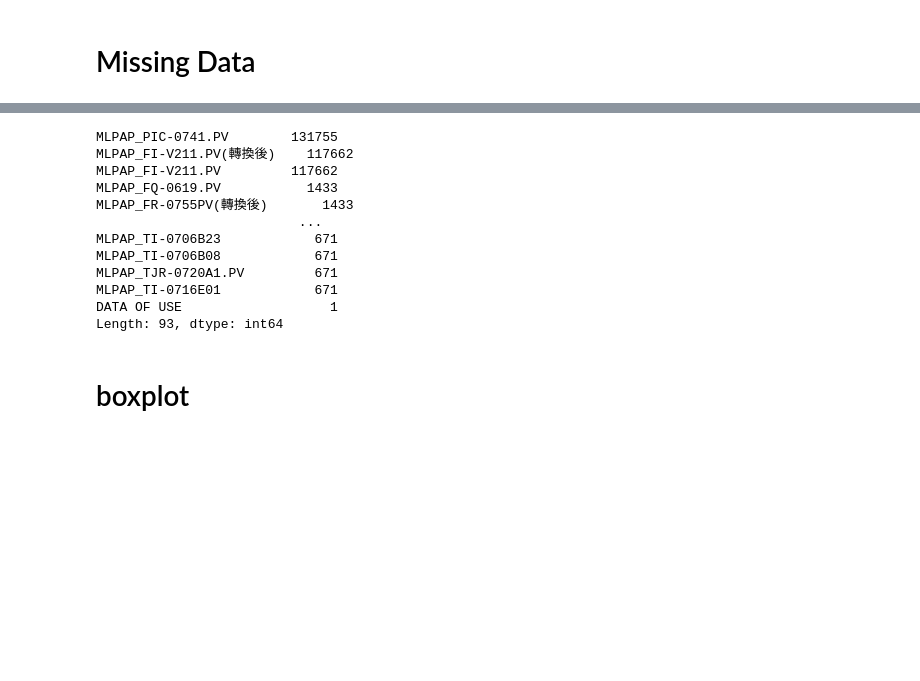
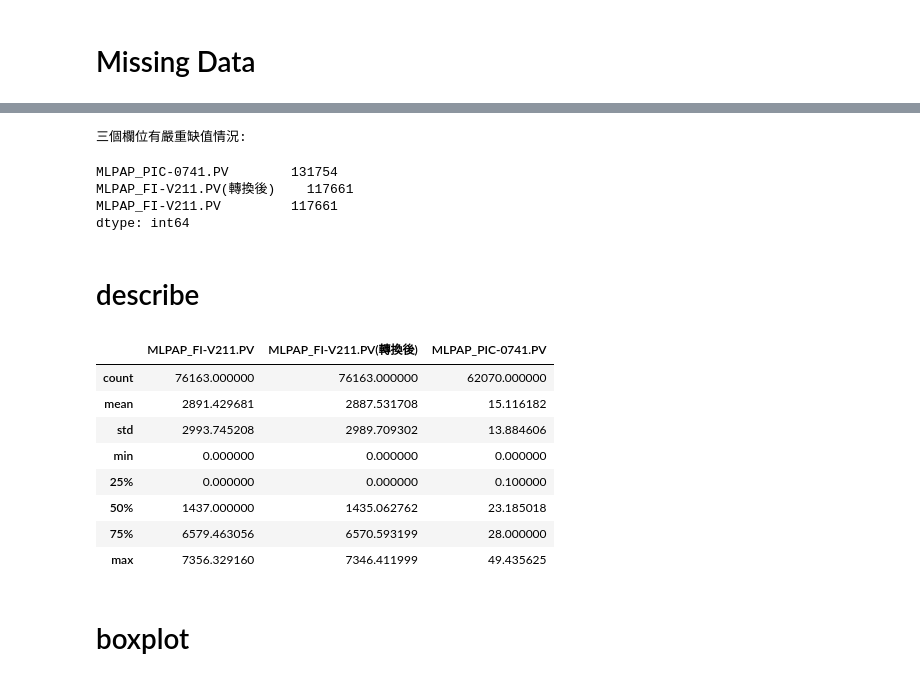
Before and after one commit to skywalker0803r/pa, a Jupyter notebook: DataCleaning.ipynb, the cells around one changed output, grey strips where cells are left out. Cells and saved outputs as stored; diff of their text form; code cells hidden in the pictures; blank space fills up the shorter version.

```diff
--- a/DataCleaning.ipynb
+++ b/DataCleaning.ipynb
@@ -74,18 +128,26 @@ sns.heatmap(df.isnull(),yticklabels=False,cbar=False,cmap='viridis')
 # %%
-df.isnull().sum().sort_values(ascending=False)
+print('三個欄位有嚴重缺值情況:')
+df.isnull().sum().sort_values(ascending=False).head(3)
 # %% [output]
-MLPAP_PIC-0741.PV        131755
-MLPAP_FI-V211.PV(轉換後)    117662
-MLPAP_FI-V211.PV         117662
-MLPAP_FQ-0619.PV           1433
-MLPAP_FR-0755PV(轉換後)       1433
-                          ...
-MLPAP_TI-0706B23            671
-MLPAP_TI-0706B08            671
-MLPAP_TJR-0720A1.PV         671
-MLPAP_TI-0716E01            671
-DATA OF USE                   1
-Length: 93, dtype: int64
+三個欄位有嚴重缺值情況:
+MLPAP_PIC-0741.PV        131754
+MLPAP_FI-V211.PV(轉換後)    117661
+MLPAP_FI-V211.PV         117661
+dtype: int64
+# %% [markdown]
+# describe
+# %%
+df[['MLPAP_FI-V211.PV','MLPAP_FI-V211.PV(轉換後)','MLPAP_PIC-0741.PV']].describe()
+# %% [output]
+|  | MLPAP_FI-V211.PV | MLPAP_FI-V211.PV(轉換後) | MLPAP_PIC-0741.PV |
+| count | 76163.000000 | 76163.000000 | 62070.000000 |
+| mean | 2891.429681 | 2887.531708 | 15.116182 |
+| std | 2993.745208 | 2989.709302 | 13.884606 |
+| min | 0.000000 | 0.000000 | 0.000000 |
+| 25% | 0.000000 | 0.000000 | 0.100000 |
+| 50% | 1437.000000 | 1435.062762 | 23.185018 |
+| 75% | 6579.463056 | 6570.593199 | 28.000000 |
+| max | 7356.329160 | 7346.411999 | 49.435625 |
 # %% [markdown]
 # boxplot
 # %%
```
Also changed, not shown: parts of 36 cells of this notebook.
